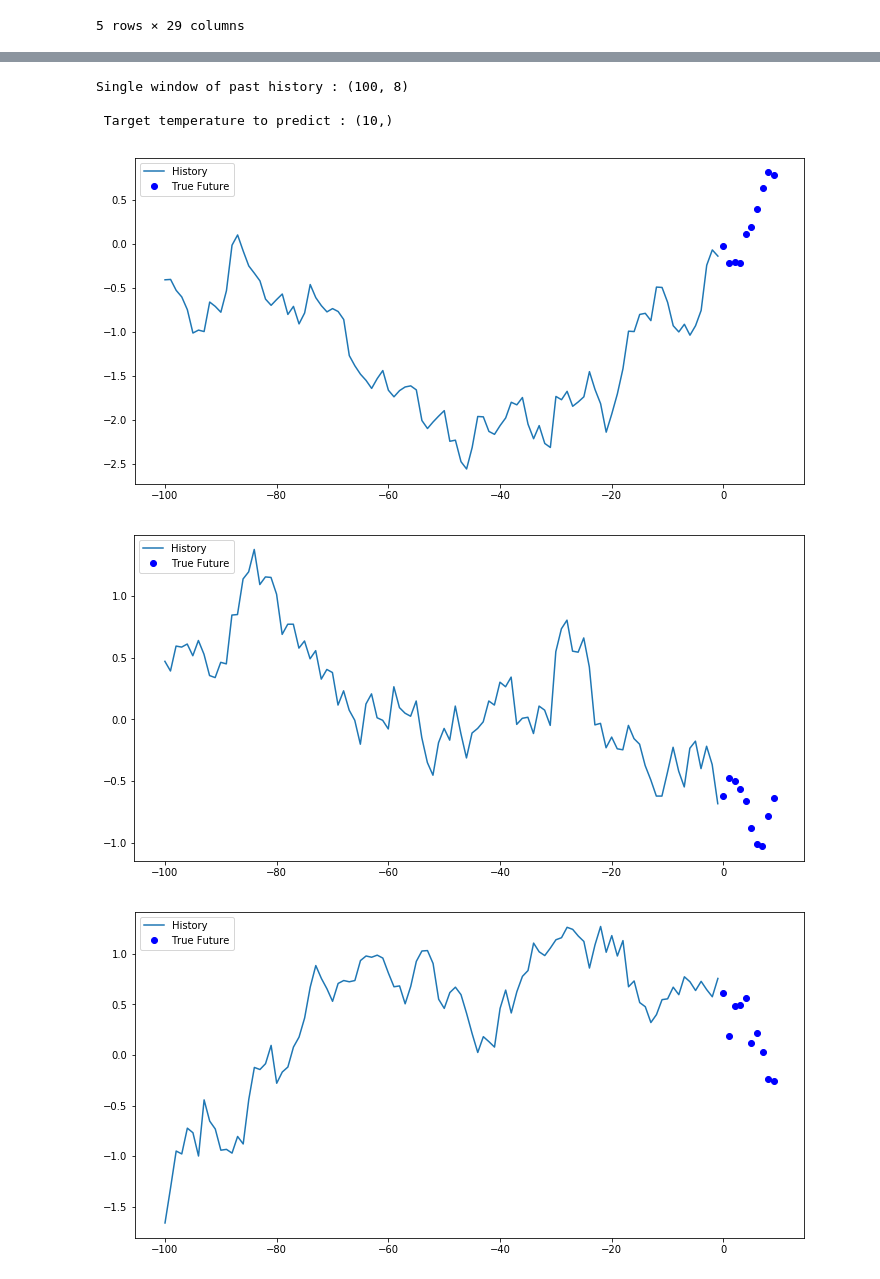
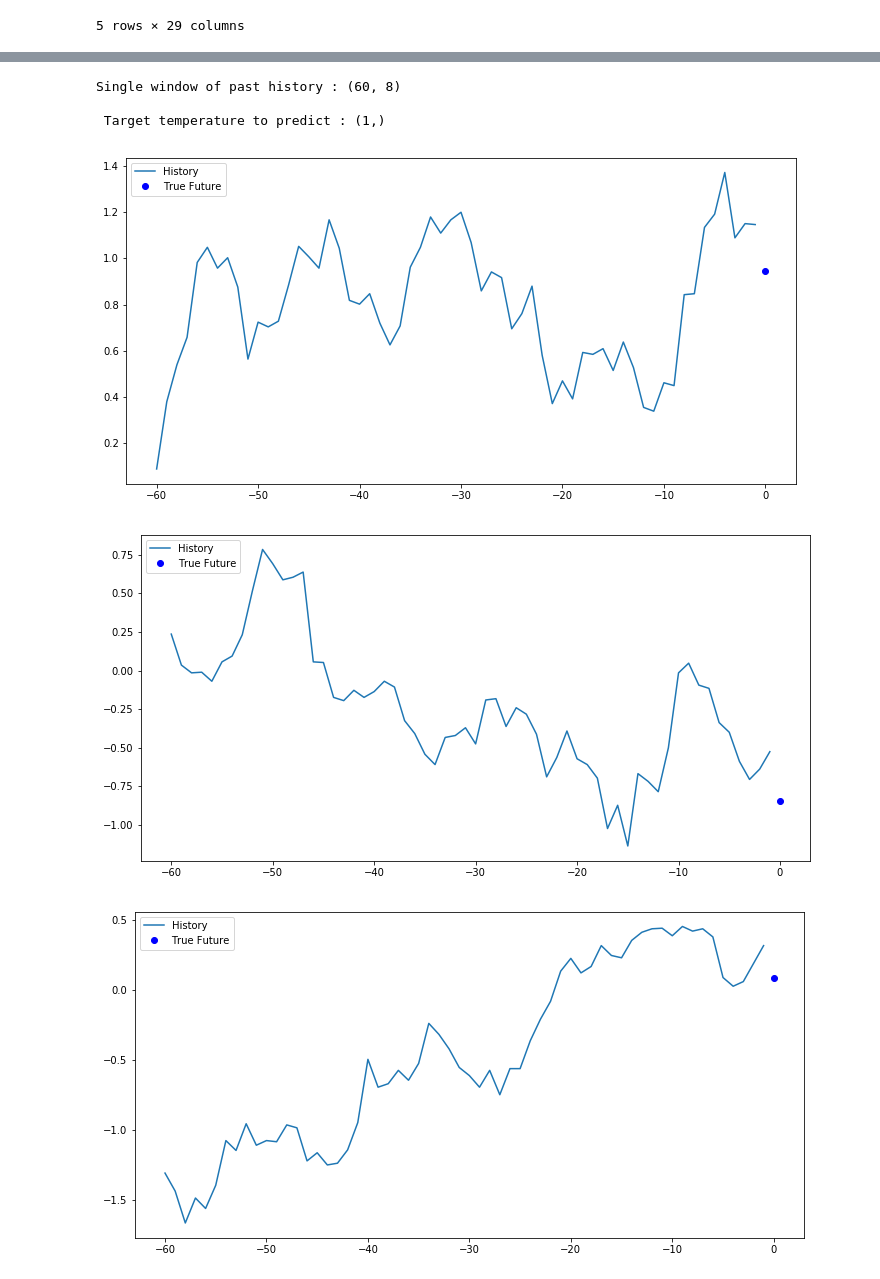
Before and after one commit to Soundpulse/UBS-Ideas, a Jupyter notebook: RNN-V2.ipynb, the cells around one changed output, grey strips where cells are left out. Saved outputs shown, nothing was run; the diff lists cells and outputs as text; code cells hidden in the pictures.

```diff
--- a/RNN-V2.ipynb
+++ b/RNN-V2.ipynb
@@ -205,59 +208,59 @@ def plot_train_history(history, title):
 # 60:20:20 Split
 TRAIN_SPLIT=int(0.7*df.shape[0])
 # For multivariate_data function
-past_history = 100
-future_target = 10
+PAST_HISTORY = 60
+FUTURE_TARGET = 1
 STEP = 1
 # For LSTM Model (Don't change this unless we have more data!)
-BATCH_SIZE = 256
+BATCH_SIZE = 20
 BUFFER_SIZE = 4096
 # For fitting the model
 EPOCHS=100
-EVALUATION_INTERVAL=200
-VALIDATION_STEPS=20
-LSTM1_NODES = 64
-LSTM2_NODES = 32
-LSTM3_NODES = 16
+EVALUATION_INTERVAL=100
+VALIDATION_STEPS= 50
+
 
 #Define Variables
-x_train_multi = np.zeros(shape=(0,100,8))
-y_train_multi = np.zeros(shape=(0,10,))
-x_val_multi = np.zeros(shape=(0,100,8))
-y_val_multi = np.zeros(shape=(0,10,))
+x_train_multi = np.zeros(shape=(0,PAST_HISTORY,8))
+y_train_multi = np.zeros(shape=(0,FUTURE_TARGET,))
+x_val_multi = np.zeros(shape=(0,PAST_HISTORY,8))
+y_val_multi = np.zeros(shape=(0,FUTURE_TARGET,))
 
+
+#NEED HELP: CONCATENATE REPEATABLE DATASETS INSTEAD OF DATASETS
 for data in dataset:
 
     x_train_multi_temp, y_train_multi_temp = multivariate_data(dataset[data], dataset[data][:, 0], 0,
-                                                     TRAIN_SPLIT, past_history,
-                                                     future_target, STEP)
+                                                     TRAIN_SPLIT, PAST_HISTORY,
+                                                     FUTURE_TARGET, STEP)
 
     x_val_multi_temp, y_val_multi_temp = multivariate_data(dataset[data], dataset[data][:, 0],
-                                                 TRAIN_SPLIT, None, past_history,
-                                                 future_target, STEP)
+                                                 TRAIN_SPLIT, None, PAST_HISTORY,
+                                                 FUTURE_TARGET, STEP)
 
     x_train_multi = np.concatenate((x_train_multi, x_train_multi_temp), axis=0)
     y_train_multi = np.concatenate((y_train_multi, y_train_multi_temp), axis=0)
     x_val_multi = np.concatenate((x_val_multi, x_val_multi_temp), axis=0)
     y_val_multi = np.concatenate((y_val_multi, y_val_multi_temp), axis=0)
 
 
 print ('Single window of past history : {}'.format(x_train_multi[0].shape))
 print ('\n Target temperature to predict : {}'.format(y_train_multi[0].shape))
 
 train_data_multi = tf.data.Dataset.from_tensor_slices((x_train_multi, y_train_multi))
 train_data_multi = train_data_multi.cache().shuffle(BUFFER_SIZE).batch(BATCH_SIZE).repeat()
 
 val_data_multi = tf.data.Dataset.from_tensor_slices((x_val_multi, y_val_multi))
 val_data_multi = val_data_multi.batch(BATCH_SIZE).repeat()
 
 # Generated Samples
 for x, y in train_data_multi.take(3):
   multi_step_plot(x[0], y[0], np.array([0]))
 # %% [output]
-Single window of past history : (100, 8)
+Single window of past history : (60, 8)
 
- Target temperature to predict : (10,)
+ Target temperature to predict : (1,)
-[figure, old version]
+[figure, new version]
-[figure, old version]
+[figure, new version]
-[figure, old version]
+[figure, new version]
 # %%
```
Also changed, not shown: parts of 8 cells of this notebook.
